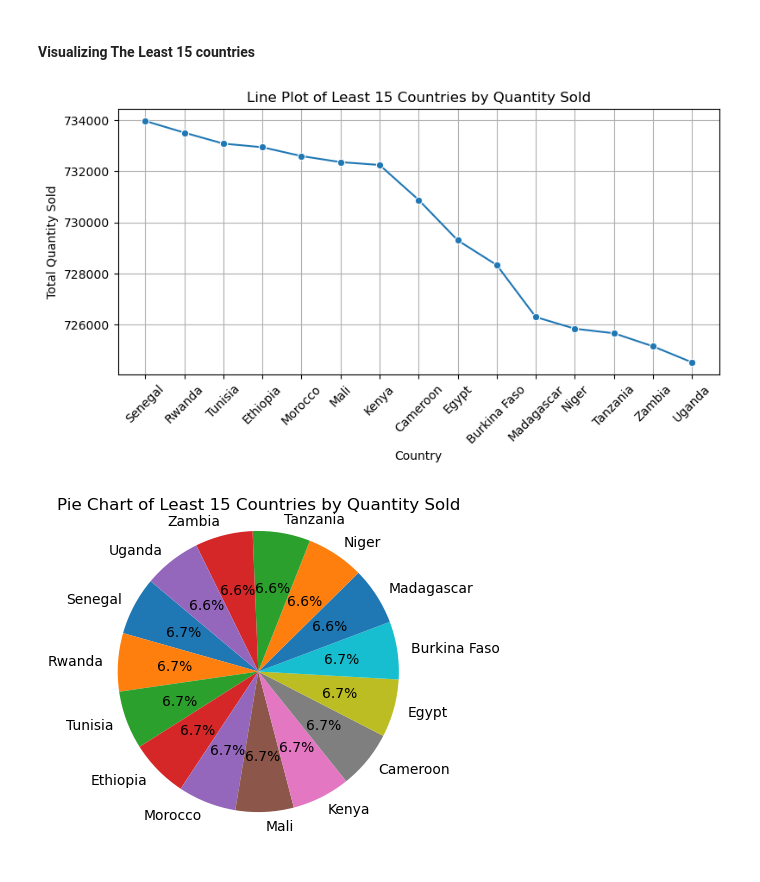
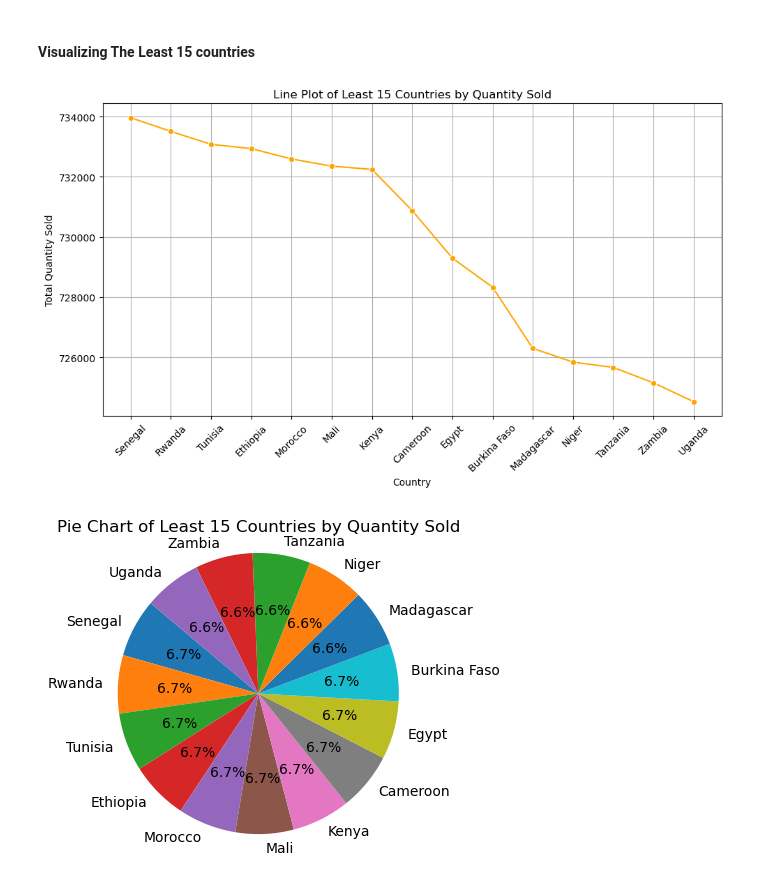
Before and after one commit to joachinhimself/Cohort-Analysis, a Jupyter notebook: Notebook/Cohort Analysis.ipynb, the cells around one changed output. Saved outputs shown, nothing was run; the diff lists cells and outputs as text; code cells hidden in the pictures.

```diff
--- a/Notebook/Cohort Analysis.ipynb
+++ b/Notebook/Cohort Analysis.ipynb
@@ -234,18 +231,21 @@ plt.show()
 # %%
 # Extract the least 15 countries with the lowest quantity sold
 least_15_countries = quantities_sold_per_country.tail(15)
 
 # Create a line plot
-plt.figure(figsize=(9, 4))
-sns.lineplot(data=least_15_countries, x='Country', y='Quantity', marker='o')
+plt.figure(figsize=(10, 6))
+sns.lineplot(data=least_15_countries, x='Country', y='Quantity', marker='o', color='orange')
 plt.title('Line Plot of Least 15 Countries by Quantity Sold')
 plt.xlabel('Country')
 plt.ylabel('Total Quantity Sold')
 plt.xticks(rotation=45)
 plt.grid()
+
+# Adjust layout and show the plots
+plt.tight_layout()
 plt.show()
 # %% [output]
-[figure, old version]
+[figure, new version]
 # %%
 # Pie chart
 
```
Also changed, not shown: parts of 7 cells of this notebook.
